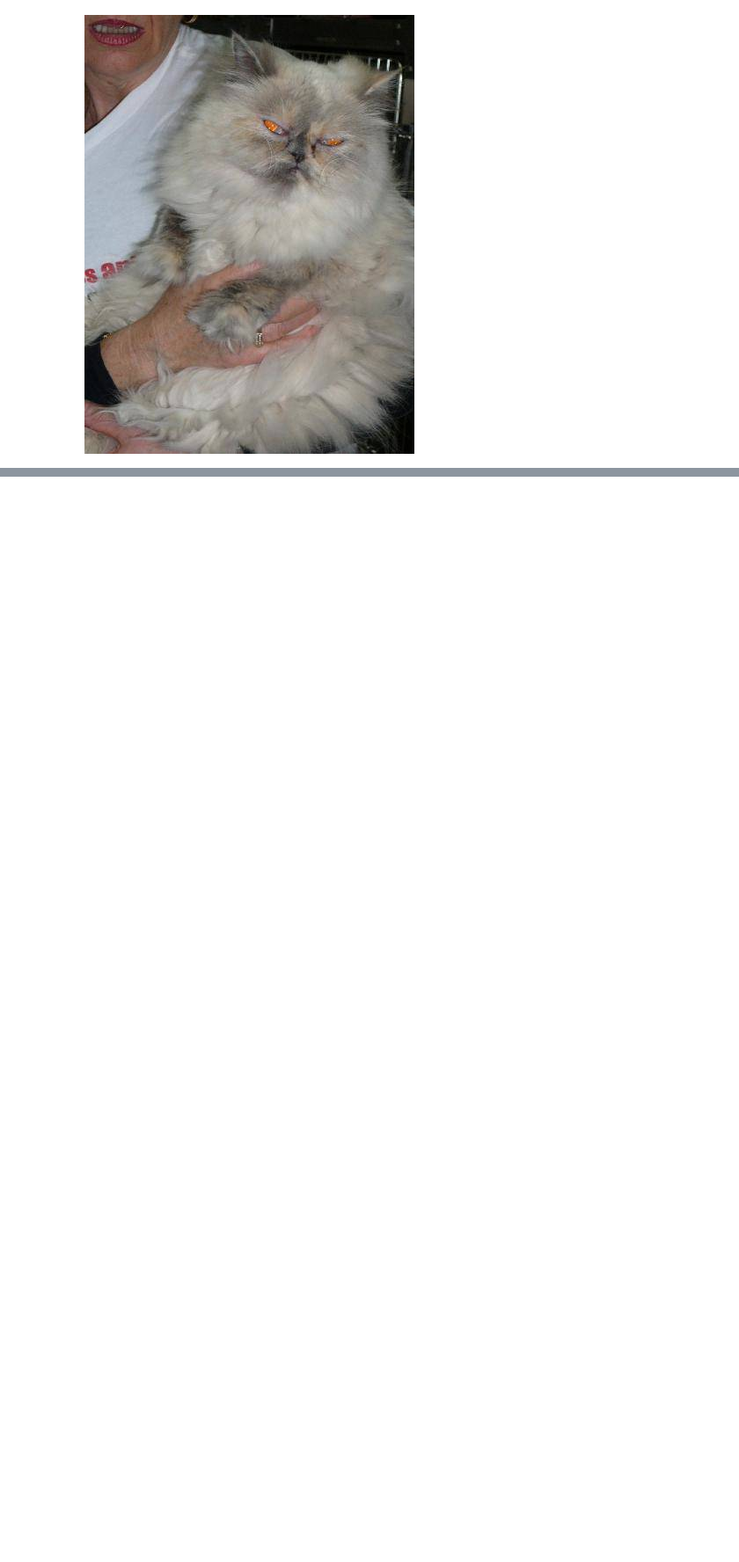
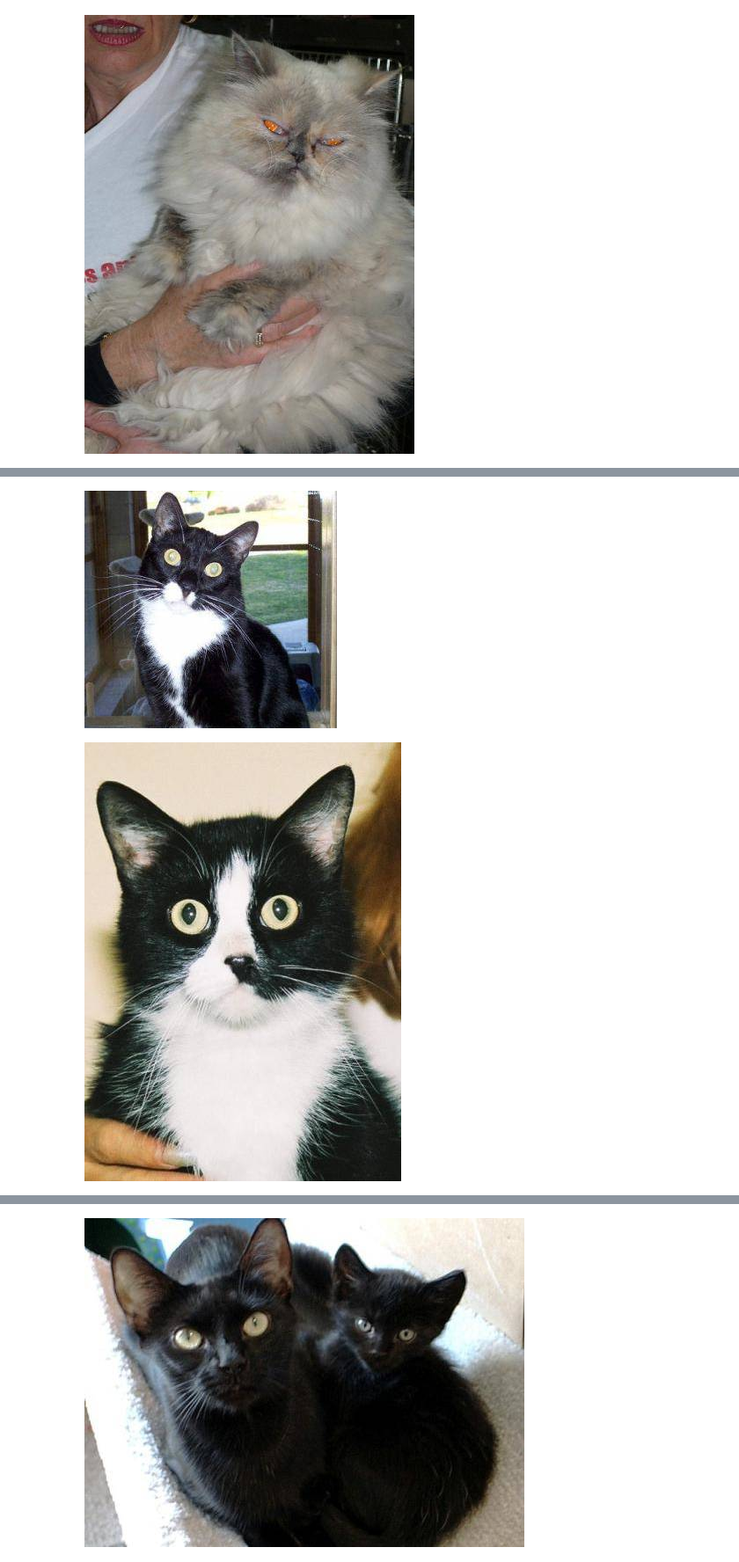
Before and after one commit to senior-sigan/omsu_computer_vision, a Jupyter notebook: image_search.ipynb, the cells around one changed output, grey strips where cells are left out. Shown at 88% size. Cells and saved outputs as stored; diff of their text form; code cells hidden in the pictures; blank space fills up the shorter version.

```diff
--- a/image_search.ipynb
+++ b/image_search.ipynb
@@ -248,7 +211,8 @@ from IPython.display import Image as ImageD
 from IPython.display import display
 
 def search_similar(url):
-    input_tensor = transform_input(load_img(url)).cuda()
+    img = load_img(url)
+    input_tensor = transform_input(img).cuda()
 
     features = embedding(input_tensor).detach().cpu().numpy()
 
@@ -257,7 +221,8 @@ def search_similar(url):
 
     display(ImageD(url=url))
     for j in ids:
-        display(ImageD(os.path.join("train", files[j])))
+        file = os.path.join("train", files[j])
+        display(ImageD(file))
 # %%
 search_similar('https://memepedia.ru/wp-content/uploads/2018/08/serious_cat.jpg')
 # %% [output]
@@ -285,3 +250,6 @@ search_similar('https://i.pinimg.com/originals/26/d5/f8/26d5f887afaea4e93014b7dc
 [figure]
 [figure]
 [figure]
+# %%
+search_similar('https://i.pinimg.com/originals/18/59/a5/1859a5e8fbe435f89d58cd917c92cea4.jpg')
+# %% [output]
@@ -287,0 +257,2 @@ search_similar('https://i.pinimg.com/originals/26/d5/f8/26d5f887afaea4e93014b7dc
+[figure, added]
+[figure, added]
@@ -287,0 +261 @@ search_similar('https://i.pinimg.com/originals/26/d5/f8/26d5f887afaea4e93014b7dc
+[figure, added]
```
Also changed, not shown: parts of 7 cells of this notebook, 1 other file.
